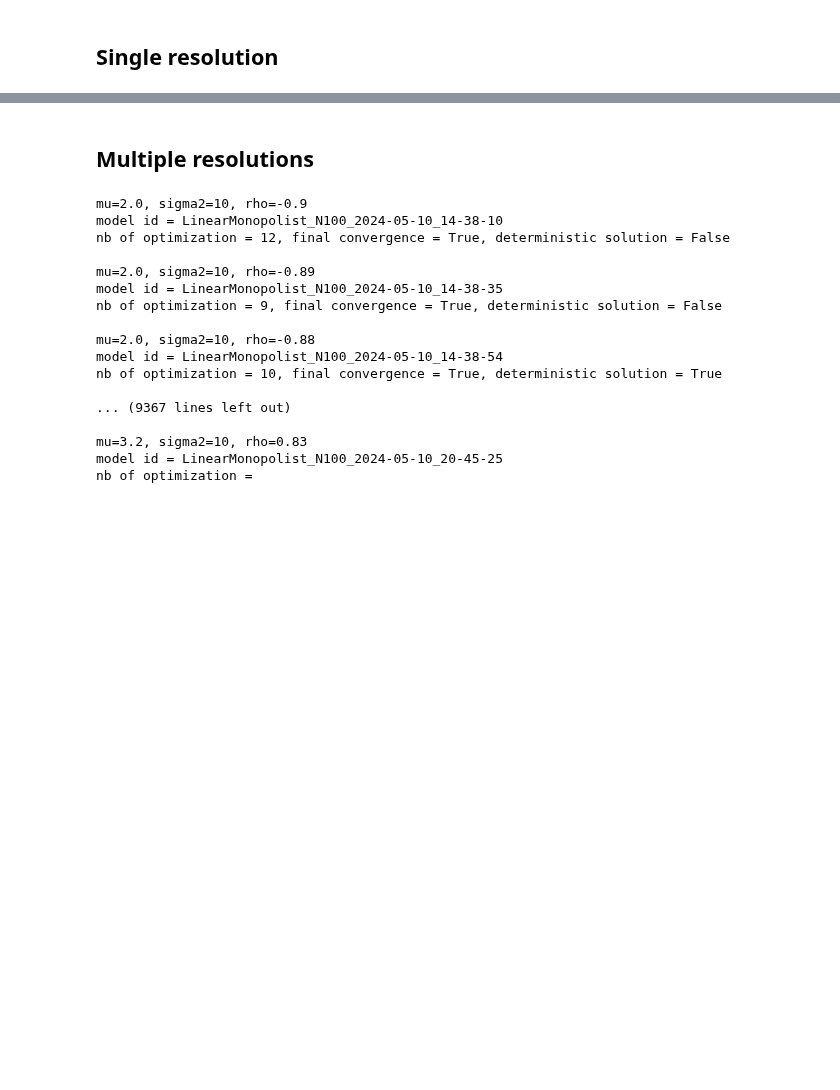
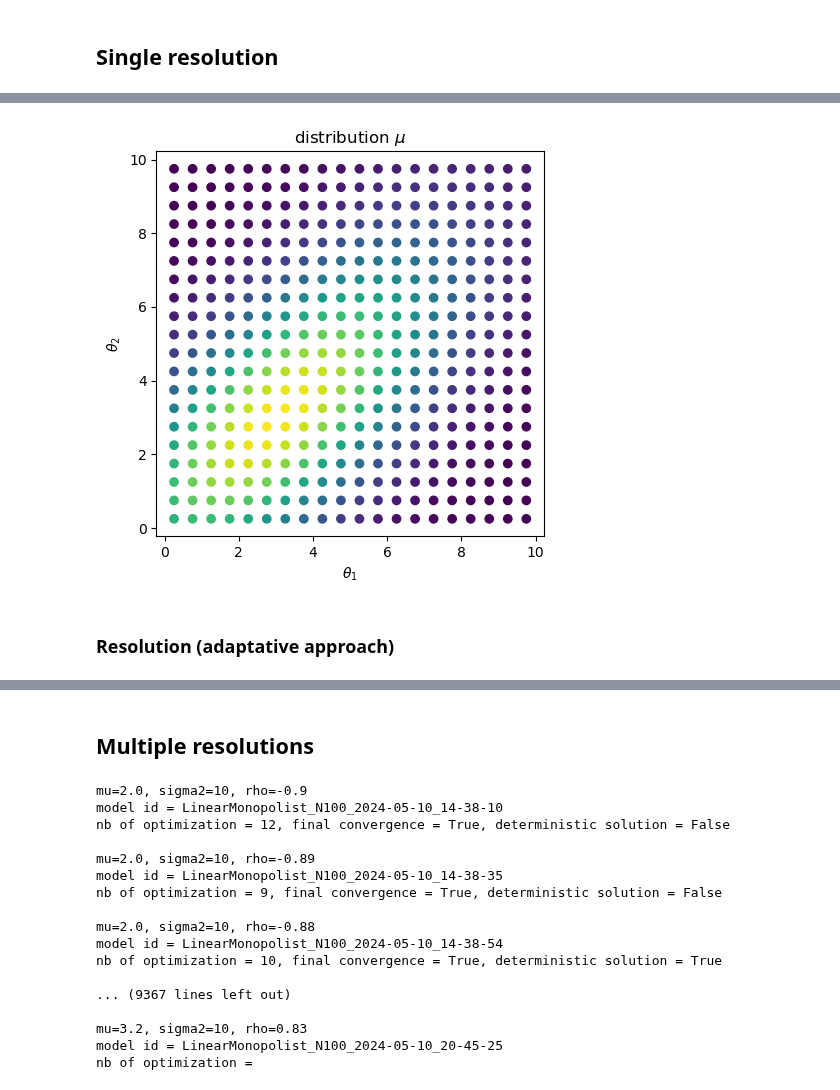
Before and after one commit to x-dupuis/screening-algo, a Jupyter notebook: examples/Schmalensee.ipynb, the cells around one changed output, grey strips where cells are left out. Saved outputs shown, nothing was run; the diff lists cells and outputs as text; code cells hidden in the pictures; blank space fills up the shorter version.

```diff
--- a/examples/Schmalensee.ipynb
+++ b/examples/Schmalensee.ipynb
@@ -52,3 +55,16 @@ model id = LinearMonopolist_N100_2024-05-10_14-36-19
+# %%
+fig, ax = plt.subplots(figsize=(5,5))
+dtypes = ax.scatter(theta0, theta1, c=f)
+# _ = fig.colorbar(dtypes)
+_ = ax.set_xlabel(r'$\theta_1$'); _ = ax.set_ylabel(r'$\theta_2$')
+_ = ax.set_title(r'distribution $\mu$')
+# _ = fig.suptitle(rf'distribution of types ($\mu=${mu}, $\sigma^2=${sigma2}, $\rho=${rho})')
+path = 'results/'+model.id+'_distribution'
+fig.savefig(path, bbox_inches="tight", pad_inches=0.05)
+# %% [output]
+[figure, added]
+# %% [markdown]
+### Resolution (adaptative approach)
 # %%
 kmax = ceil(sqrt(N))+1
 df_prices = pd.DataFrame(columns=['mu', 'sigma2', 'rho', 'p', 'b', 'D', 'convergence', 'deterministic'])
```
Also changed, not shown: parts of 34 cells of this notebook, 8 other files.
